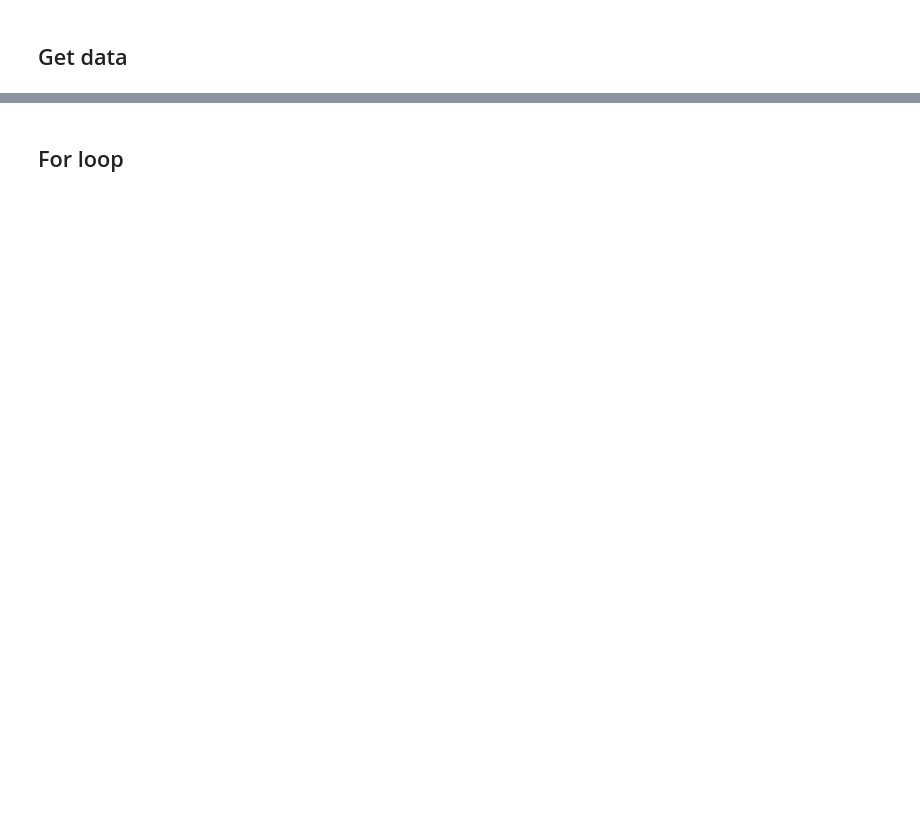
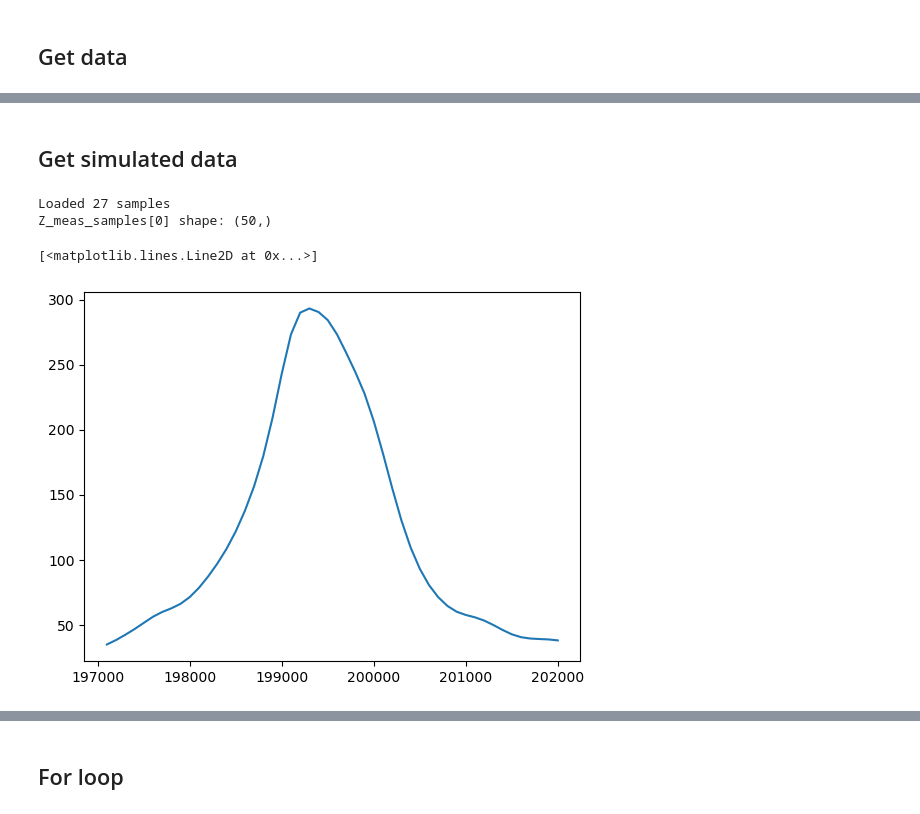
Before and after one commit to MKD-software/EMI-DMG-Analysis, a Jupyter notebook: Damage-analysis.ipynb, the cells around one changed output, grey strips where cells are left out. Drawn from its saved outputs; the diff is of its cells as text; code cells hidden in the pictures; blank space fills up the shorter version.

```diff
--- a/Damage-analysis.ipynb
+++ b/Damage-analysis.ipynb
@@ -1421,3 +1203,68 @@ R2 = 150, L2 = 0.00311535, C2 = 2.51098e-10, C02 = 2.5e-09
+# %% [markdown]
+## Get simulated data
+# %%
+import numpy as np
+import pandas as pd
+import matplotlib.pyplot as plt
+from pathlib import Path
+
+# ---------------------------
+# Load all Excel files
+# ---------------------------
+sim_base_path = Path("Simulated dataset") / "UniformCorrosion"
+sample_files = list(sim_base_path.glob("*.xlsx"))
+
+mass_rod = 200
+V_rod = 16
+
+#Compute mass loss
+def compute_mass_loss(row):
+    L_cor = row['General corrosion: length of corrosion area [mm]']
+    D_cor = row['General corrosion: Corrosion diameter [mm]']
+    V_cor = np.pi * (D_cor/2)**2 * L_cor
+    return mass_rod * V_cor / V_rod
+
+Simulated_meta_Data = pd.read_excel("Simulated dataset\DAMAGE CASES by Kasper.xlsx")
+
+simulated_mass_loss = compute_mass_loss(Simulated_meta_Data)
+
+# Frequency band indices
+idx_low, idx_high = 70, 120
+
+sample_weights = []
+Z_meas_samples = []
+
+for i, file in enumerate(sample_files):
+    df = pd.read_excel(file)
+
+    # Map your column names to what the pipeline expects
+    f_band = df["Frequency (Hz)"].values
+    Z_meas_real = df["Real (Ohm)"].values
+    Z_meas_imag = df["Imaginary (Ohm)"].values
+
+    # Complex impedance
+    Z_meas_band = Z_meas_real + 1j * Z_meas_imag
+
+    # Restrict to frequency band
+    f_fit = f_band[idx_low:idx_high]
+    Z_meas_fit = Z_meas_band[idx_low:idx_high]
+
+    # ⚠️ Placeholder: you need to load the actual delta_weight for each sample
+    # For now, we’ll just set it to NaN until you tell me where to fetch it
+    sample_weight = simulated_mass_loss[i]
+
+    sample_weights.append(sample_weight)
+    Z_meas_samples.append(Z_meas_fit)
+
+print("Loaded", len(sample_files), "samples")
+print("Z_meas_samples[0] shape:", Z_meas_samples[0].shape)
+
+plt.plot(f_fit, Z_meas_samples[2])
+# %% [output]
+Loaded 27 samples
+Z_meas_samples[0] shape: (50,)
+[<matplotlib.lines.Line2D at 0x...>]
+[figure, added]
 # %%
 import numpy as np
 import matplotlib.pyplot as plt
```
Also changed, not shown: parts of 55 cells of this notebook.
